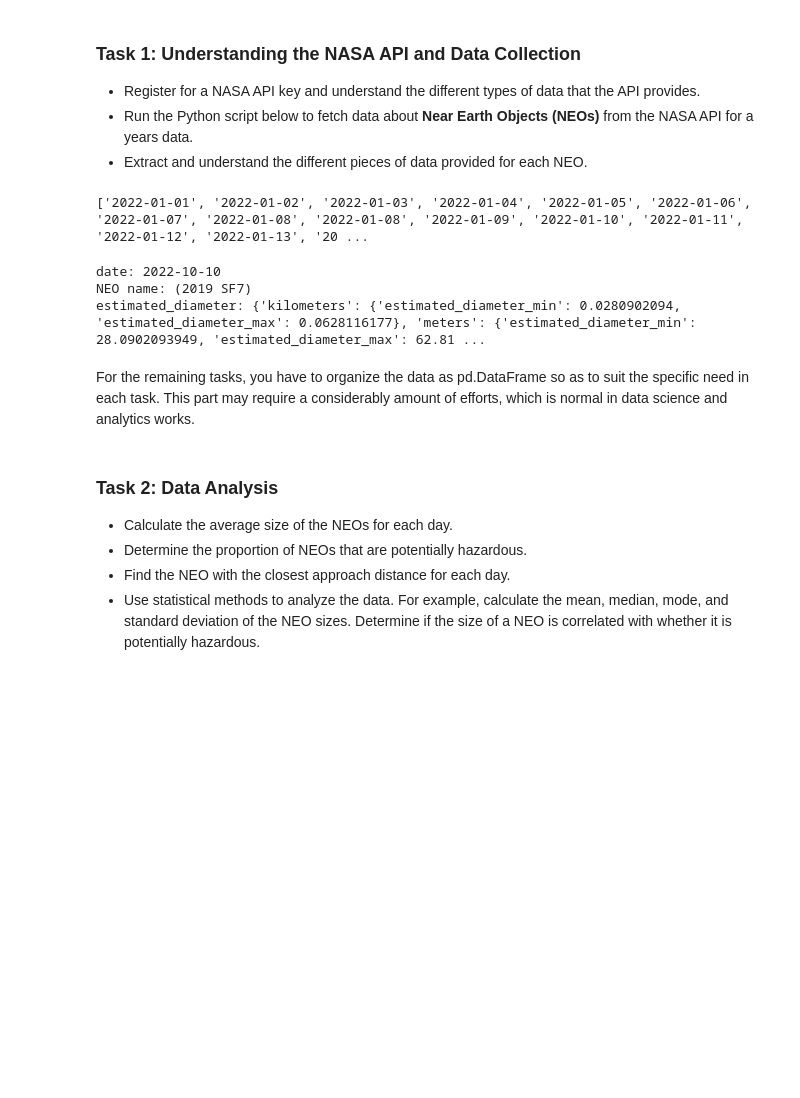
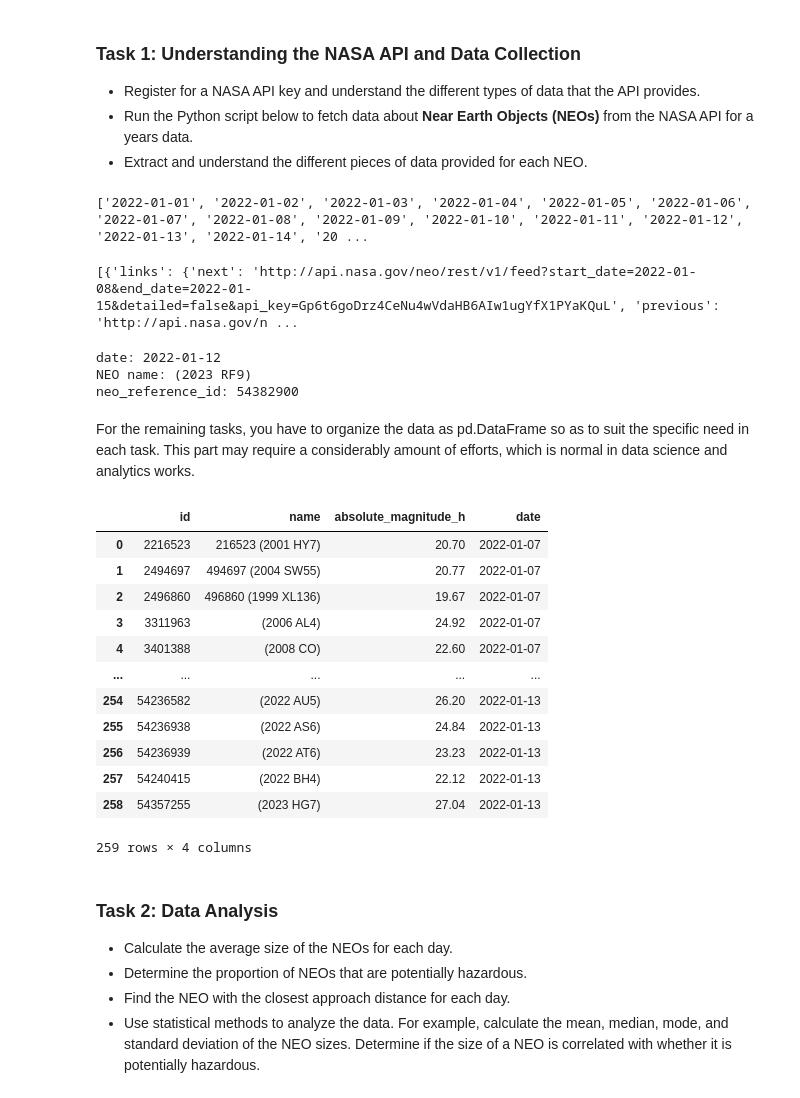
Before and after one commit to DenizIsikli/62444-DataVisualization-Analysis, a Jupyter notebook: 5_nasa_data_collection_and_visualization.ipynb, the cells around one changed output. Cells and saved outputs as stored; diff of their text form; code cells hidden in the pictures; blank space fills up the shorter version.

Commit message:
Added conversion from JSON to dataframe. Fixed bug in the fetch data script

```diff
--- a/5_nasa_data_collection_and_visualization.ipynb
+++ b/5_nasa_data_collection_and_visualization.ipynb
@@ -24,7 +24,7 @@ api_key = getpass()
 # %%
 # Set the start and end dates for the data you want to fetch
 start_date = datetime.strptime('2022-01-01', '%Y-%m-%d')
-end_date = start_date + timedelta(days=365)  # 1 year later
+end_date = start_date + timedelta(days=14)  # 1 year later
 
 # Initialize a list to store the data
 data = []
@@ -38,7 +38,7 @@ while current_date < end_date:
     next_date = min(current_date + timedelta(days=7), end_date)
     response = requests.get(f'https://api.nasa.gov/neo/rest/v1/feed?start_date={current_date.strftime("%Y-%m-%d")}&end_date={next_date.strftime("%Y-%m-%d")}&api_key={api_key}')
     data.append(response.json())
-    current_date = next_date
+    current_date = next_date + timedelta(days=1) #Incremented current_date by a day. Necessary to prevent overlap
     time.sleep(1)  # To avoid hitting the rate limit
 
 # Now 'data' contains the NEO data for the 1-year period
@@ -50,17 +50,48 @@ for d in data:
 
 print(sorted(dates_contained_in_data))
 # %% [output]
-['2022-01-01', '2022-01-02', '2022-01-03', '2022-01-04', '2022-01-05', '2022-01-06', '2022-01-07', '2022-01-08', '2022-01-08', '2022-01-09', '2022-01-10', '2022-01-11', '2022-01-12', '2022-01-13', '20 ...
+['2022-01-01', '2022-01-02', '2022-01-03', '2022-01-04', '2022-01-05', '2022-01-06', '2022-01-07', '2022-01-08', '2022-01-09', '2022-01-10', '2022-01-11', '2022-01-12', '2022-01-13', '2022-01-14', '20 ...
+# %%
+print(data)
+# %% [output]
+[{'links': {'next': 'http://api.nasa.gov/neo/rest/v1/feed?start_date=2022-01-08&end_date=2022-01-15&detailed=false&api_key=Gp6t6goDrz4CeNu4wVdaHB6AIw1ugYfX1PYaKQuL', 'previous': 'http://api.nasa.gov/n ...
 # %%
 from src.utils import get_a_random_chunk_property
+get_a_random_chunk_property(data)
+# %% [output]
+date: 2022-01-12
+NEO name: (2023 RF9)
+neo_reference_id: 54382900
-# %%
-get_a_random_chunk_property(data)
-# %% [output]
-date: 2022-10-10
-NEO name: (2019 SF7)
-estimated_diameter: {'kilometers': {'estimated_diameter_min': 0.0280902094, 'estimated_diameter_max': 0.0628116177}, 'meters': {'estimated_diameter_min': 28.0902093949, 'estimated_diameter_max': 62.81 ...
 # %% [markdown]
 For the remaining tasks, you have to organize the data as pd.DataFrame so as to suit the specific need in each task. This part may require a considerably amount of efforts, which is normal in data science and analytics works.
+# %%
+import pandas as pd
+temp_dfs = []   #Create a temp list to store all the dataframe we are going to generate
+
+for d in data:      #The way the data is saved to a list leaves it in pieces that we have to go over
+    for day in d['near_earth_objects']:
+        subset = d['near_earth_objects'][day]   #We take a subset consisting of all object logged that day
+        df_temp = pd.json_normalize(subset)     #Turn the subset into a dataframe
+        df_temp = df_temp[['id', 'name', 'absolute_magnitude_h']]   #Retrieve the columns we want
+        df_temp['date'] = day       #Save the date in a new column
+        temp_dfs.append(df_temp)    #Save the dataframe in a temp list
+
+df = pd.concat(temp_dfs, ignore_index=True)     #Combine all the saved dataframes
+df
+# %% [output]
+|  | id | name | absolute_magnitude_h | date |
+| 0 | 2216523 | 216523 (2001 HY7) | 20.70 | 2022-01-07 |
+| 1 | 2494697 | 494697 (2004 SW55) | 20.77 | 2022-01-07 |
+| 2 | 2496860 | 496860 (1999 XL136) | 19.67 | 2022-01-07 |
+| 3 | 3311963 | (2006 AL4) | 24.92 | 2022-01-07 |
+| 4 | 3401388 | (2008 CO) | 22.60 | 2022-01-07 |
+| ... | ... | ... | ... | ... |
+| 254 | 54236582 | (2022 AU5) | 26.20 | 2022-01-13 |
+| 255 | 54236938 | (2022 AS6) | 24.84 | 2022-01-13 |
+| 256 | 54236939 | (2022 AT6) | 23.23 | 2022-01-13 |
+| 257 | 54240415 | (2022 BH4) | 22.12 | 2022-01-13 |
+| 258 | 54357255 | (2023 HG7) | 27.04 | 2022-01-13 |
+259 rows × 4 columns
 # %% [markdown]
 ### Task 2: Data Analysis
 
```
